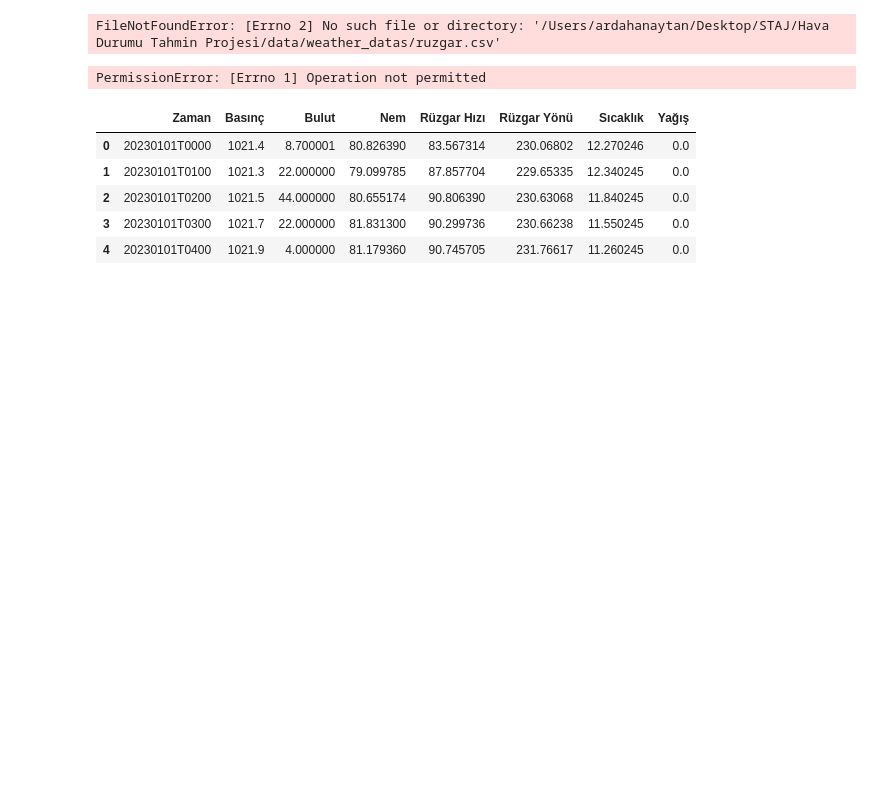
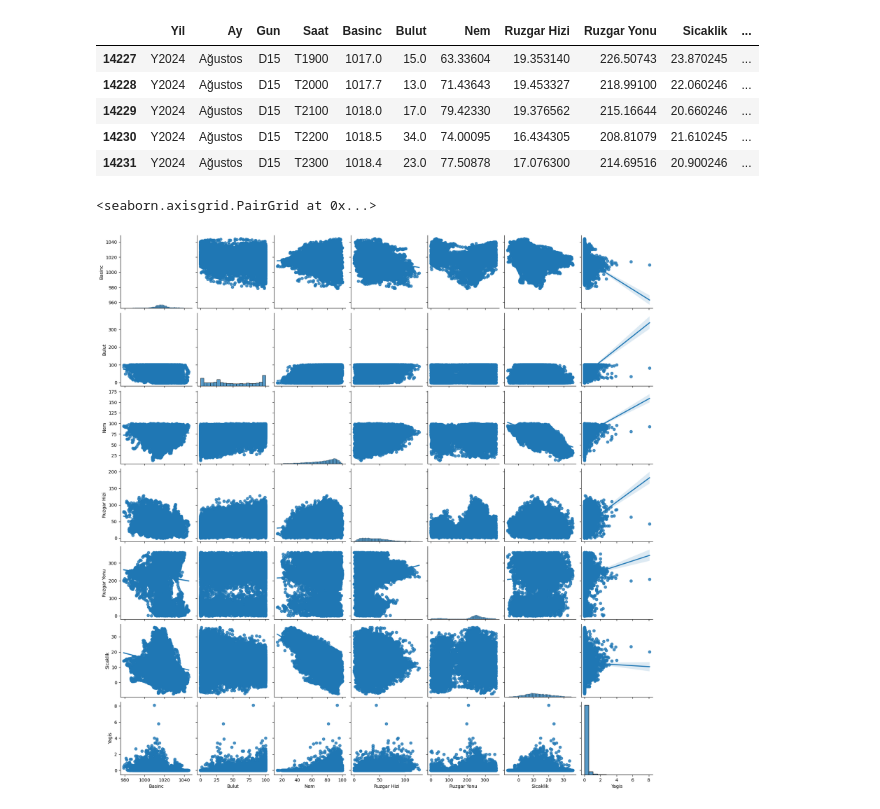
Before and after one commit to ardahanaytan/Hava-Durumu-Tahmini, a Jupyter notebook: notebooks/data_analysis.ipynb, the cells around one changed output. Drawn from its saved outputs; the diff is of its cells as text; code cells hidden in the pictures; blank space fills up the shorter version.

```diff
--- a/notebooks/data_analysis.ipynb
+++ b/notebooks/data_analysis.ipynb
@@ -4,13 +4,15 @@ import pandas as pd
 df_basinc = pd.read_csv('/Users/ardahanaytan/Desktop/STAJ/Hava Durumu Tahmin Projesi/data/weather_datas/basinc.csv')
 df_bulut = pd.read_csv('/Users/ardahanaytan/Desktop/STAJ/Hava Durumu Tahmin Projesi/data/weather_datas/bulut.csv')
 df_nem = pd.read_csv('/Users/ardahanaytan/Desktop/STAJ/Hava Durumu Tahmin Projesi/data/weather_datas/nem.csv')
-df_ruzgar = pd.read_csv('/Users/ardahanaytan/Desktop/STAJ/Hava Durumu Tahmin Projesi/data/weather_datas/ruzgar.csv')
+df_ruzgar = pd.read_csv('/Users/ardahanaytan/Desktop/STAJ/Hava Durumu Tahmin Projesi/data/weather_datas/ruzgar_hizi_yonu.csv')
 df_sicaklik = pd.read_csv('/Users/ardahanaytan/Desktop/STAJ/Hava Durumu Tahmin Projesi/data/weather_datas/sicaklik.csv')
-df_yagis = pd.read_csv('/Users/ardahanaytan/Desktop/STAJ/Hava Durumu Tahmin Projesi/data/weather_datas/yagis.csv')
+df_yagis = pd.read_csv('/Users/ardahanaytan/Desktop/STAJ/Hava Durumu Tahmin Projesi/data/weather_datas/yagis_miktari.csv')
 
 tables = [df_nem, df_ruzgar, df_sicaklik, df_yagis]
-real_df = pd.merge(df_basinc, df_sicaklik, on = ['Yil', 'Ay', 'Gun', 'Saat'])
-#real_df = pd.merge(real_df, df_bulut, on = ['Yil', 'Ay', 'Gun', 'Saat'])
+real_df = pd.merge(df_basinc, df_bulut, on = ['Yil', 'Ay', 'Gun', 'Saat'])
+
+for i in tables:
+    real_df = pd.merge(real_df, i, on = ['Yil', 'Ay', 'Gun', 'Saat'])
 
 real_df.Yil = pd.Categorical(real_df.Yil)
 real_df.Ay = pd.Categorical(real_df.Ay)
@@ -19,24 +21,20 @@ real_df.Saat = pd.Categorical(real_df.Saat)
 
 df = real_df.copy()
 df = df.dropna()
+
 df.tail()
 # %% [output]
-FileNotFoundError: [Errno 2] No such file or directory: '/Users/ardahanaytan/Desktop/STAJ/Hava Durumu Tahmin Projesi/data/weather_datas/ruzgar.csv'
+|  | Yil | Ay | Gun | Saat | Basinc | Bulut | Nem | Ruzgar Hizi | Ruzgar Yonu | Sicaklik | ... |
+| 14227 | Y2024 | Ağustos | D15 | T1900 | 1017.0 | 15.0 | 63.33604 | 19.353140 | 226.50743 | 23.870245 | ... |
+| 14228 | Y2024 | Ağustos | D15 | T2000 | 1017.7 | 13.0 | 71.43643 | 19.453327 | 218.99100 | 22.060246 | ... |
+| 14229 | Y2024 | Ağustos | D15 | T2100 | 1018.0 | 17.0 | 79.42330 | 19.376562 | 215.16644 | 20.660246 | ... |
+| 14230 | Y2024 | Ağustos | D15 | T2200 | 1018.5 | 34.0 | 74.00095 | 16.434305 | 208.81079 | 21.610245 | ... |
+| 14231 | Y2024 | Ağustos | D15 | T2300 | 1018.4 | 23.0 | 77.50878 | 17.076300 | 214.69516 | 20.900246 | ... |
-# %%
-import os
-print(os.getcwd())
-# %% [output]
-PermissionError: [Errno 1] Operation not permitted
-# %%
-df = pd.merge(df, df_yagis, on = 'Zaman')
-df.head()
-# %% [output]
-|  | Zaman | Basınç | Bulut | Nem | Rüzgar Hızı | Rüzgar Yönü | Sıcaklık | Yağış |
-| 0 | 20230101T0000 | 1021.4 | 8.700001 | 80.826390 | 83.567314 | 230.06802 | 12.270246 | 0.0 |
-| 1 | 20230101T0100 | 1021.3 | 22.000000 | 79.099785 | 87.857704 | 229.65335 | 12.340245 | 0.0 |
-| 2 | 20230101T0200 | 1021.5 | 44.000000 | 80.655174 | 90.806390 | 230.63068 | 11.840245 | 0.0 |
-| 3 | 20230101T0300 | 1021.7 | 22.000000 | 81.831300 | 90.299736 | 230.66238 | 11.550245 | 0.0 |
-| 4 | 20230101T0400 | 1021.9 | 4.000000 | 81.179360 | 90.745705 | 231.76617 | 11.260245 | 0.0 |
+# %%
+sns.pairplot(df, kind='reg')
+# %% [output]
+<seaborn.axisgrid.PairGrid at 0x...>
+[figure, added]
 # %%
 df.head()
 # %% [output]
```
Also changed, not shown: parts of 6 cells of this notebook, 1 other file.
